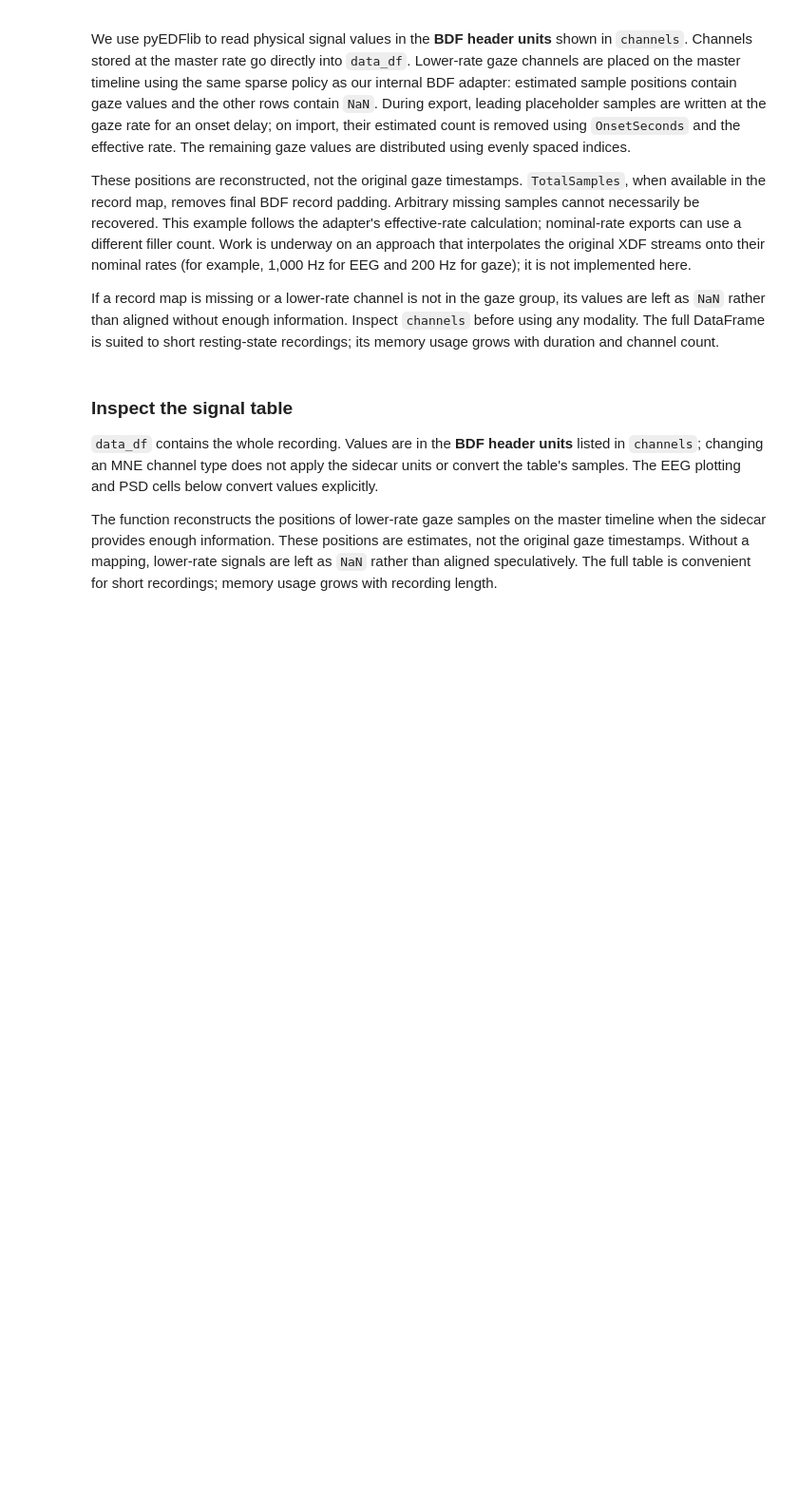
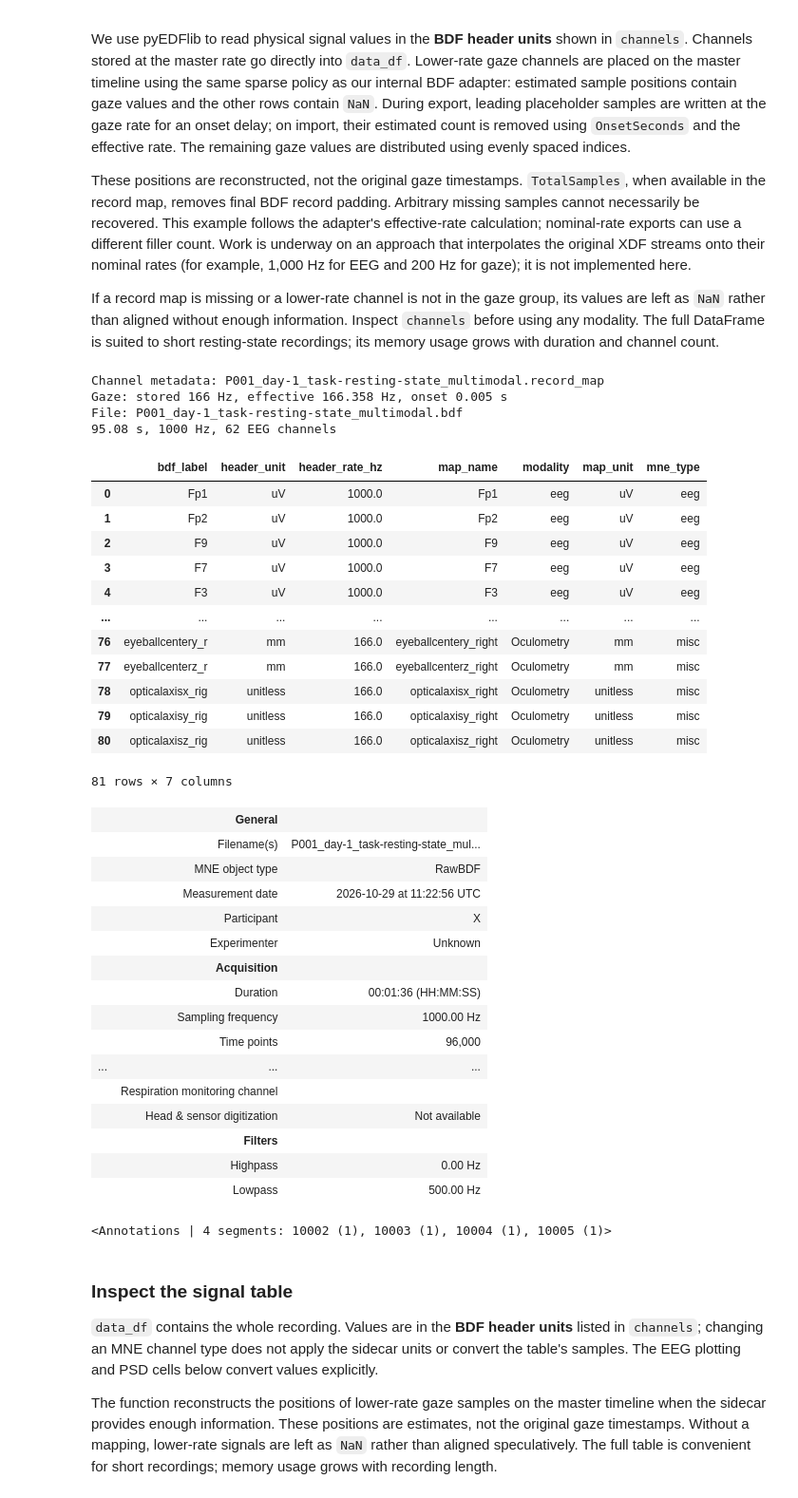
Before and after one commit to Louisagzz/hackaton-habs, a Jupyter notebook: starting_notebooks/bdf_exploration.ipynb, the cells around one changed output. Shown at 95% size. Cells and saved outputs as stored; diff of their text form; code cells hidden in the pictures; blank space fills up the shorter version.

```diff
--- a/starting_notebooks/bdf_exploration.ipynb
+++ b/starting_notebooks/bdf_exploration.ipynb
@@ -55,20 +57,57 @@ If a record map is missing or a lower-rate channel is not in the gaze group, its
 # %%
 import sys
 
 # Make the module importable from either supported working directory.
 if str(ROOT) not in sys.path:
     sys.path.insert(0, str(ROOT))
 from starting_notebooks.bdf_loader import load_bdf
 
 raw, data_df, channels = load_bdf(bdf_path)
 # Without a record map, you can supply your own channel names instead:
 # raw, data_df, channels = load_bdf(bdf_path, fallback_eeg=["Fz", "C3", "C4"])
 
 sfreq = float(raw.info["sfreq"])
 eeg_channels = channels.loc[channels["mne_type"] == "eeg", "bdf_label"].tolist()
 print(f"File: {bdf_path.name}")
 print(f"{len(data_df) / sfreq:.2f} s, {sfreq:g} Hz, {len(eeg_channels)} EEG channels")
 display(channels)
+display(raw)
+display(raw.annotations)
+# %% [output]
+Channel metadata: P001_day-1_task-resting-state_multimodal.record_map
+Gaze: stored 166 Hz, effective 166.358 Hz, onset 0.005 s
+File: P001_day-1_task-resting-state_multimodal.bdf
+95.08 s, 1000 Hz, 62 EEG channels
+|  | bdf_label | header_unit | header_rate_hz | map_name | modality | map_unit | mne_type |
+| 0 | Fp1 | uV | 1000.0 | Fp1 | eeg | uV | eeg |
+| 1 | Fp2 | uV | 1000.0 | Fp2 | eeg | uV | eeg |
+| 2 | F9 | uV | 1000.0 | F9 | eeg | uV | eeg |
+| 3 | F7 | uV | 1000.0 | F7 | eeg | uV | eeg |
+| 4 | F3 | uV | 1000.0 | F3 | eeg | uV | eeg |
+| ... | ... | ... | ... | ... | ... | ... | ... |
+| 76 | eyeballcentery_r | mm | 166.0 | eyeballcentery_right | Oculometry | mm | misc |
+| 77 | eyeballcenterz_r | mm | 166.0 | eyeballcenterz_right | Oculometry | mm | misc |
+| 78 | opticalaxisx_rig | unitless | 166.0 | opticalaxisx_right | Oculometry | unitless | misc |
+| 79 | opticalaxisy_rig | unitless | 166.0 | opticalaxisy_right | Oculometry | unitless | misc |
+| 80 | opticalaxisz_rig | unitless | 166.0 | opticalaxisz_right | Oculometry | unitless | misc |
+81 rows × 7 columns
+|  | General |  |
+|  | Filename(s) | P001_day-1_task-resting-state_mul... |
+|  | MNE object type | RawBDF |
+|  | Measurement date | 2026-10-29 at 11:22:56 UTC |
+|  | Participant | X |
+|  | Experimenter | Unknown |
+|  | Acquisition |  |
+|  | Duration | 00:01:36 (HH:MM:SS) |
+|  | Sampling frequency | 1000.00 Hz |
+|  | Time points | 96,000 |
+| ... | ... | ... |
+|  | Respiration monitoring channel |  |
+|  | Head & sensor digitization | Not available |
+|  | Filters |  |
+|  | Highpass | 0.00 Hz |
+|  | Lowpass | 500.00 Hz |
+<Annotations | 4 segments: 10002 (1), 10003 (1), 10004 (1), 10005 (1)>
 # %% [markdown]
 ### Inspect the signal table
 
```
Also changed, not shown: parts of 8 cells of this notebook, 1 other file.
